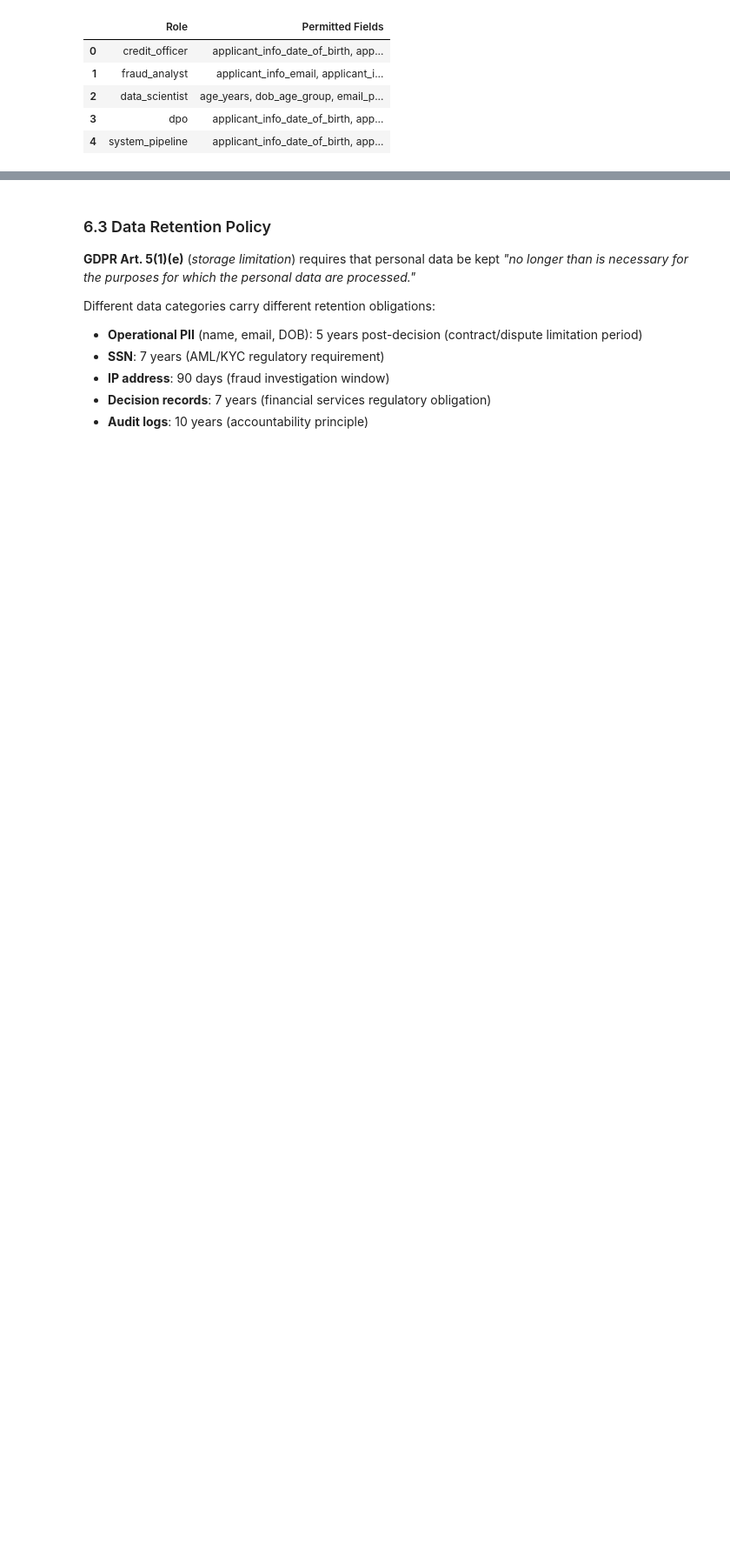
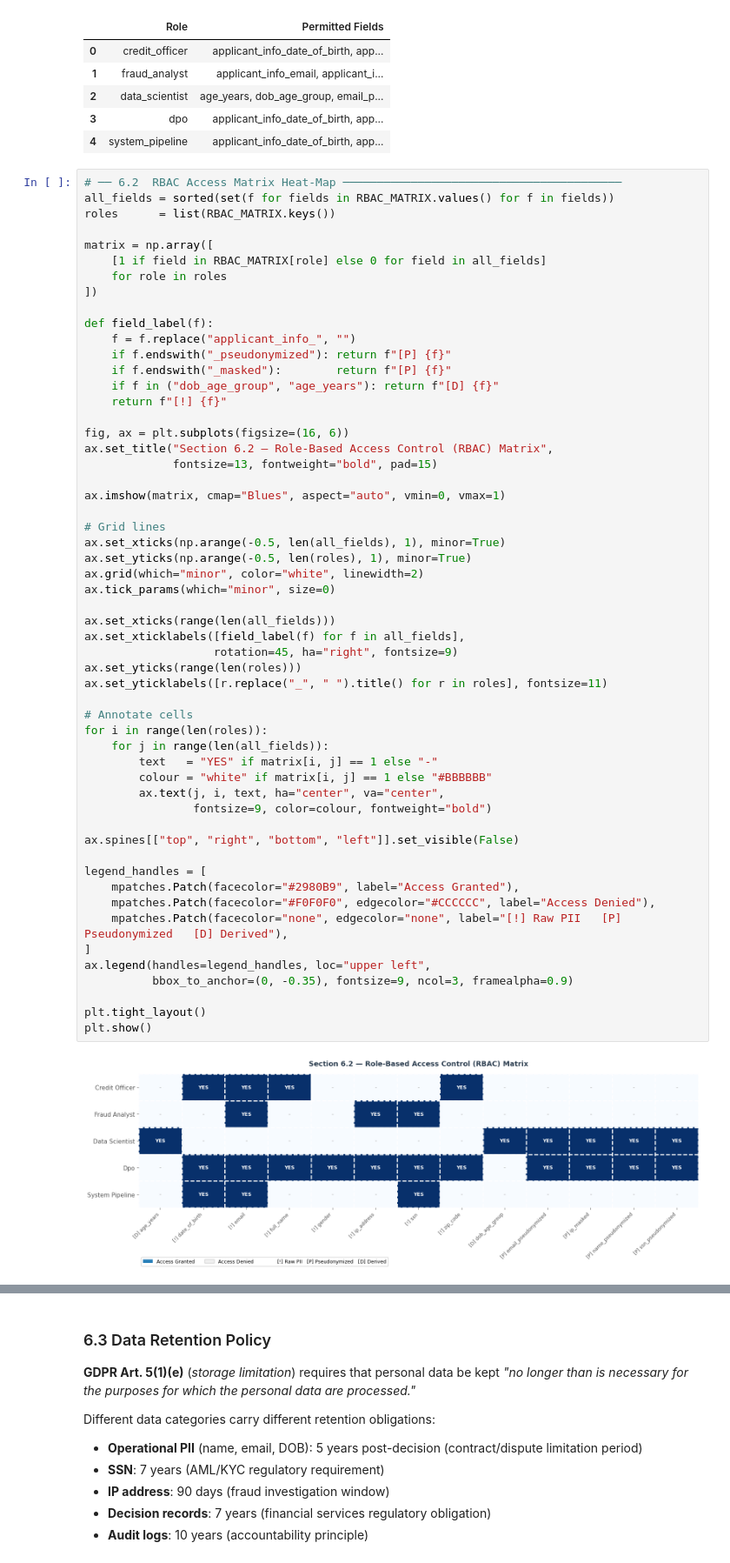
Before and after one commit to henrikpkr/dego-project-team4, a Jupyter notebook: notebooks/03-privacy-demo.ipynb, the cells around one changed output, grey strips where cells are left out. Shown at 87% size. Saved outputs shown, nothing was run; the diff lists cells and outputs as text; blank space fills up the shorter version.

```diff
--- a/notebooks/03-privacy-demo.ipynb
+++ b/notebooks/03-privacy-demo.ipynb
@@ -1072,3 +1708,60 @@ RBAC matrix summary (permitted fields per role):
 | 2 | data_scientist | age_years, dob_age_group, email_p... |
 | 3 | dpo | applicant_info_date_of_birth, app... |
 | 4 | system_pipeline | applicant_info_date_of_birth, app... |
+# %%
+# ── 6.2  RBAC Access Matrix Heat-Map ─────────────────────────────────────────
+all_fields = sorted(set(f for fields in RBAC_MATRIX.values() for f in fields))
+roles      = list(RBAC_MATRIX.keys())
+
+matrix = np.array([
+    [1 if field in RBAC_MATRIX[role] else 0 for field in all_fields]
+    for role in roles
+])
+
+def field_label(f):
+    f = f.replace("applicant_info_", "")
+    if f.endswith("_pseudonymized"): return f"[P] {f}"
+    if f.endswith("_masked"):        return f"[P] {f}"
+    if f in ("dob_age_group", "age_years"): return f"[D] {f}"
+    return f"[!] {f}"
+
+fig, ax = plt.subplots(figsize=(16, 6))
+ax.set_title("Section 6.2 — Role-Based Access Control (RBAC) Matrix",
+             fontsize=13, fontweight="bold", pad=15)
+
+ax.imshow(matrix, cmap="Blues", aspect="auto", vmin=0, vmax=1)
+
+# Grid lines
+ax.set_xticks(np.arange(-0.5, len(all_fields), 1), minor=True)
+ax.set_yticks(np.arange(-0.5, len(roles), 1), minor=True)
+ax.grid(which="minor", color="white", linewidth=2)
+ax.tick_params(which="minor", size=0)
+
+ax.set_xticks(range(len(all_fields)))
+ax.set_xticklabels([field_label(f) for f in all_fields],
+                   rotation=45, ha="right", fontsize=9)
+ax.set_yticks(range(len(roles)))
+ax.set_yticklabels([r.replace("_", " ").title() for r in roles], fontsize=11)
+
+# Annotate cells
+for i in range(len(roles)):
+    for j in range(len(all_fields)):
+        text   = "YES" if matrix[i, j] == 1 else "-"
+        colour = "white" if matrix[i, j] == 1 else "#BBBBBB"
+        ax.text(j, i, text, ha="center", va="center",
+                fontsize=9, color=colour, fontweight="bold")
+
+ax.spines[["top", "right", "bottom", "left"]].set_visible(False)
+
+legend_handles = [
+    mpatches.Patch(facecolor="#2980B9", label="Access Granted"),
+    mpatches.Patch(facecolor="#F0F0F0", edgecolor="#CCCCCC", label="Access Denied"),
+    mpatches.Patch(facecolor="none", edgecolor="none", label="[!] Raw PII   [P] Pseudonymized   [D] Derived"),
+]
+ax.legend(handles=legend_handles, loc="upper left",
+          bbox_to_anchor=(0, -0.35), fontsize=9, ncol=3, framealpha=0.9)
+
+plt.tight_layout()
+plt.show()
+# %% [output]
+[figure, added]
```
Also changed, not shown: parts of 34 cells of this notebook.
